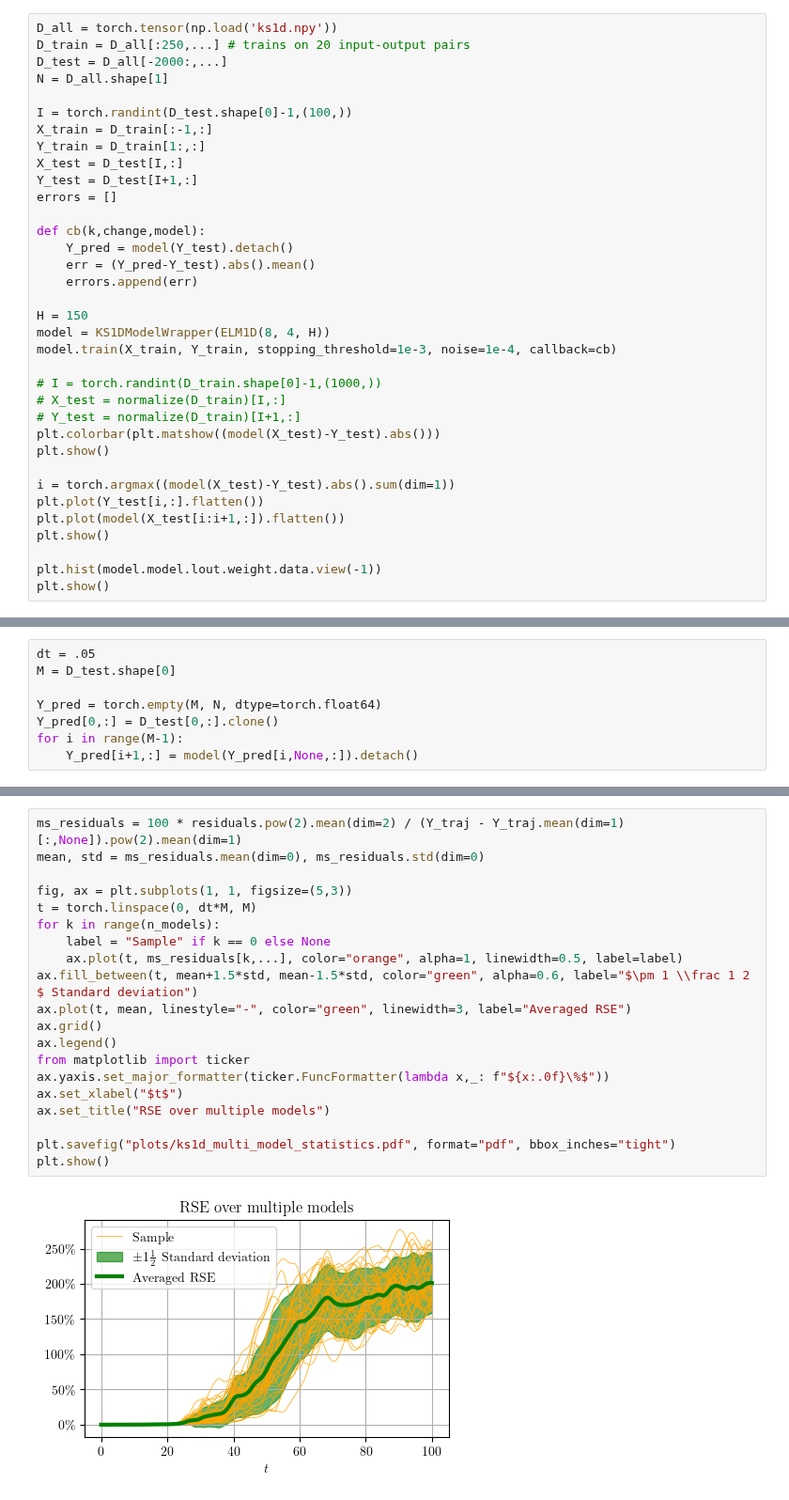
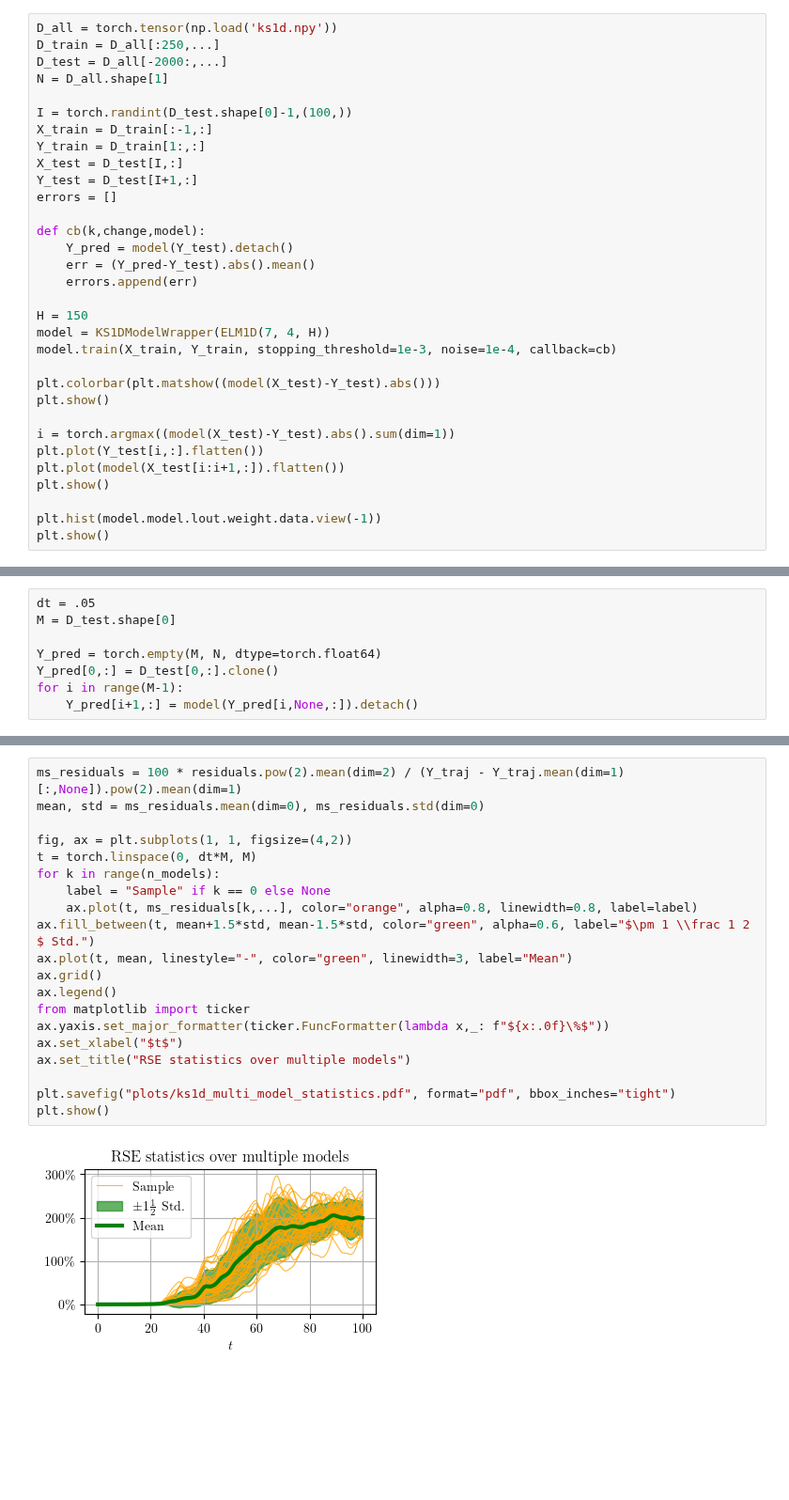
Before and after one commit to graps1/ELM-PDEs, a Jupyter notebook: ks1d/ks1d.ipynb, the cells around one changed output, grey strips where cells are left out. Shown at 94% size. Saved outputs shown, nothing was run; the diff lists cells and outputs as text; blank space fills up the shorter version.

Commit message:
repreducibility, deleted unneccessary stuff, plots

```diff
--- a/ks1d/ks1d.ipynb
+++ b/ks1d/ks1d.ipynb
@@ -12,6 +14,6 @@ torch.set_grad_enabled(False)
 # %%
 D_all = torch.tensor(np.load('ks1d.npy'))
-D_train = D_all[:250,...] # trains on 20 input-output pairs
+D_train = D_all[:250,...]
 D_test = D_all[-2000:,...]
 N = D_all.shape[1]
 
@@ -28,12 +30,9 @@ def cb(k,change,model):
     errors.append(err)
 
 H = 150
-model = KS1DModelWrapper(ELM1D(8, 4, H))
+model = KS1DModelWrapper(ELM1D(7, 4, H))
 model.train(X_train, Y_train, stopping_threshold=1e-3, noise=1e-4, callback=cb)
 
-# I = torch.randint(D_train.shape[0]-1,(1000,))
-# X_test = normalize(D_train)[I,:]
-# Y_test = normalize(D_train)[I+1,:]
 plt.colorbar(plt.matshow((model(X_test)-Y_test).abs()))
 plt.show()
 
@@ -132,22 +132,22 @@ change = 0.0009952
 # %%
 ms_residuals = 100 * residuals.pow(2).mean(dim=2) / (Y_traj - Y_traj.mean(dim=1)[:,None]).pow(2).mean(dim=1)
 mean, std = ms_residuals.mean(dim=0), ms_residuals.std(dim=0)
 
-fig, ax = plt.subplots(1, 1, figsize=(5,3))
+fig, ax = plt.subplots(1, 1, figsize=(4,2))
 t = torch.linspace(0, dt*M, M)
 for k in range(n_models):
     label = "Sample" if k == 0 else None
-    ax.plot(t, ms_residuals[k,...], color="orange", alpha=1, linewidth=0.5, label=label)
-ax.fill_between(t, mean+1.5*std, mean-1.5*std, color="green", alpha=0.6, label="$\pm 1 \\frac 1 2 $ Standard deviation")
-ax.plot(t, mean, linestyle="-", color="green", linewidth=3, label="Averaged RSE")
+    ax.plot(t, ms_residuals[k,...], color="orange", alpha=0.8, linewidth=0.8, label=label)
+ax.fill_between(t, mean+1.5*std, mean-1.5*std, color="green", alpha=0.6, label="$\pm 1 \\frac 1 2 $ Std.")
+ax.plot(t, mean, linestyle="-", color="green", linewidth=3, label="Mean")
 ax.grid()
 ax.legend()
 from matplotlib import ticker
 ax.yaxis.set_major_formatter(ticker.FuncFormatter(lambda x,_: f"${x:.0f}\%$"))
 ax.set_xlabel("$t$")
-ax.set_title("RSE over multiple models")
+ax.set_title("RSE statistics over multiple models")
 
 plt.savefig("plots/ks1d_multi_model_statistics.pdf", format="pdf", bbox_inches="tight")
 plt.show()
 # %% [output]
-[figure, old version]
+[figure, new version]
```
Also changed, not shown: parts of 5 cells of this notebook, 19 other files.
